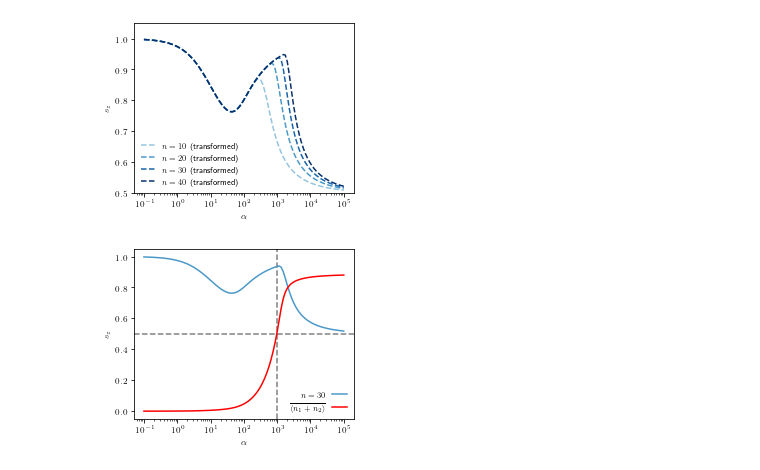
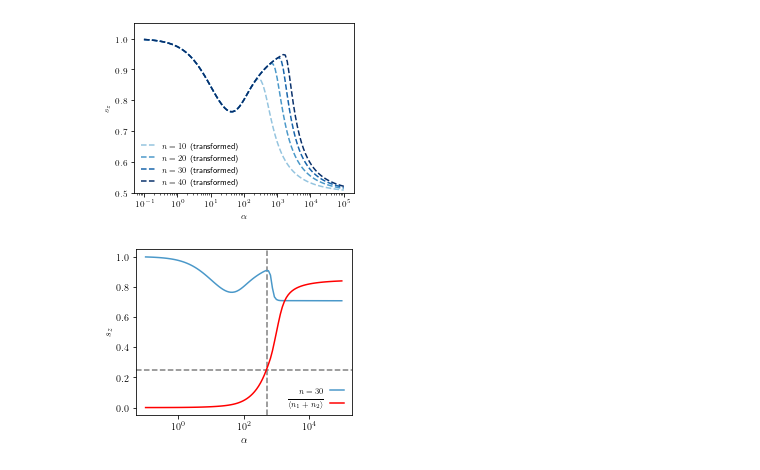
Before and after one commit to quantum-exeter/QuantumSpinDynamics, a Jupyter notebook: plot/plotUltrastrong.ipynb, the cells around one changed output. Drawn from its saved outputs; the diff is of its cells as text; code cells hidden in the pictures.

```diff
--- a/plot/plotUltrastrong.ipynb
+++ b/plot/plotUltrastrong.ipynb
@@ -51,22 +71,22 @@ plt.savefig('C://Users//crh222//Dropbox//charlie//multi_bath//ultrastrong//sz_al
 # %%
 fig, ax = plt.subplots(1, 1, figsize=(3.75, 3))  #size in inches
 
 bcmap = plt.get_cmap('Blues')
 ocmap = plt.get_cmap('YlGn')
 gcmap = plt.get_cmap('Greys')
 
 ax.set_xlabel("$\\alpha$")
 ax.set_ylabel("$s_z$")
 
-ax.semilogx(data_30[:,0], data_30[:,2], color=bcmap(0.6), label='$n = 30$')
+ax.semilogx(data_30[:,0], data_30[:,1], color=bcmap(0.6), label='$n = 30$')
 ax.semilogx(data_30[:,0], data_30[:,3], color='r', label='$\\overline{\langle n_1 + n_2 \\rangle}$')
-ax.axhline(0.5, linestyle='--', color='gray', zorder=0)
-ax.axvline(1000, linestyle='--', color='gray', zorder=0)
+ax.axhline(0.25, linestyle='--', color='gray', zorder=0)
+ax.axvline(525, linestyle='--', color='gray', zorder=0)
 
 ax.legend(ncol=1, loc='lower right', frameon=False, handlelength=1.8, markerfirst=False)
 
 fig.tight_layout(w_pad = 1.4)
 
-plt.savefig('C://Users//crh222//Dropbox//charlie//multi_bath//ultrastrong//sz_alpha_30_2D_sx_sz_transformed_occupancy.pdf', dpi=300) # Export for Windows
+plt.savefig('C://Users//crh222//Dropbox//charlie//multi_bath//ultrastrong//sz_alpha_30_2D_sx_sz_ut.pdf', dpi=300) # Export for Windows
 # %% [output]
-[figure, old version]
+[figure, new version]
```
Also changed, not shown: parts of 4 cells of this notebook, 8 other files.
